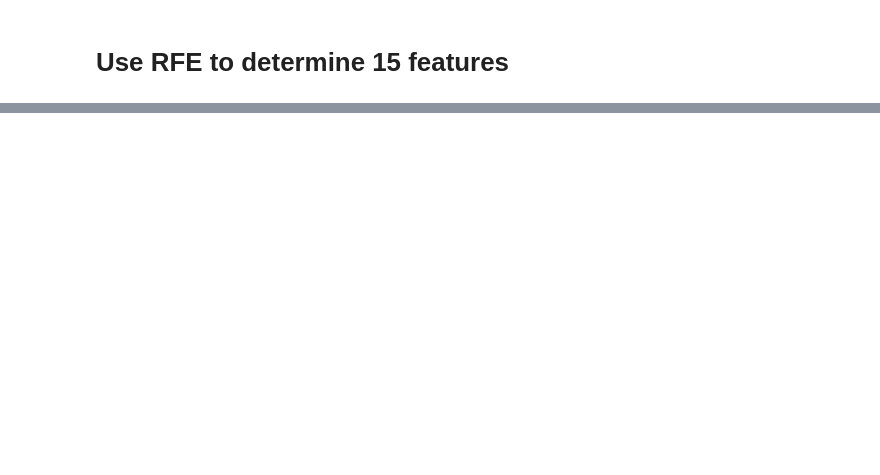
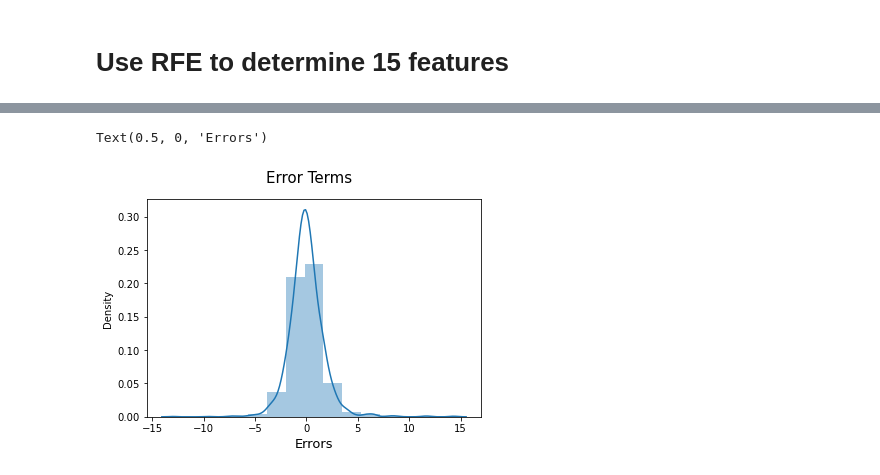
Before and after one commit to MDaily7/Life-Expectancy-In-the-US, a Jupyter notebook: Machine Learning Model/Linear Regression Model Feature Selection.ipynb, the cells around one changed output, grey strips where cells are left out. Cells and saved outputs as stored; diff of their text form; code cells hidden in the pictures; blank space fills up the shorter version.

```diff
--- a/Machine Learning Model/Life Expectancy Linear Regression Model RFE exploration.ipynb
+++ b/Machine Learning Model/Linear Regression Model Feature Selection.ipynb
@@ -459,6 +468,16 @@ lm3.fit(X_train_scaled, y_train)
 predictions = lm3.predict(X_test_scaled)
 # make training predictions
 y_train_predict = lm3.predict(X_train_scaled)
+# %%
+# Residual analysis
+# make predictions for residual analysis
+fig=plt.figure()
+sns.distplot((y_train - y_train_predict), bins=15)
+fig.suptitle('Error Terms', fontsize=15)
+plt.xlabel('Errors', fontsize=13)
+# %% [output]
+Text(0.5, 0, 'Errors')
+[figure, added]
 # %%
 # print the mean absolute error and r2_score
 r2_test = round(r2_score(y_true = y_test, y_pred = predictions),3)
```
Also changed, not shown: parts of 10 cells of this notebook, 1 other file.
